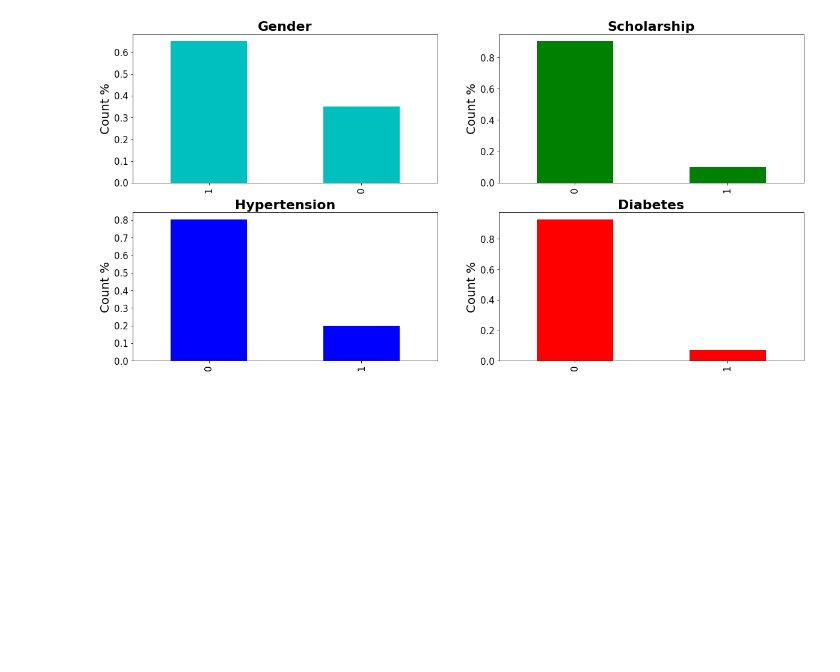
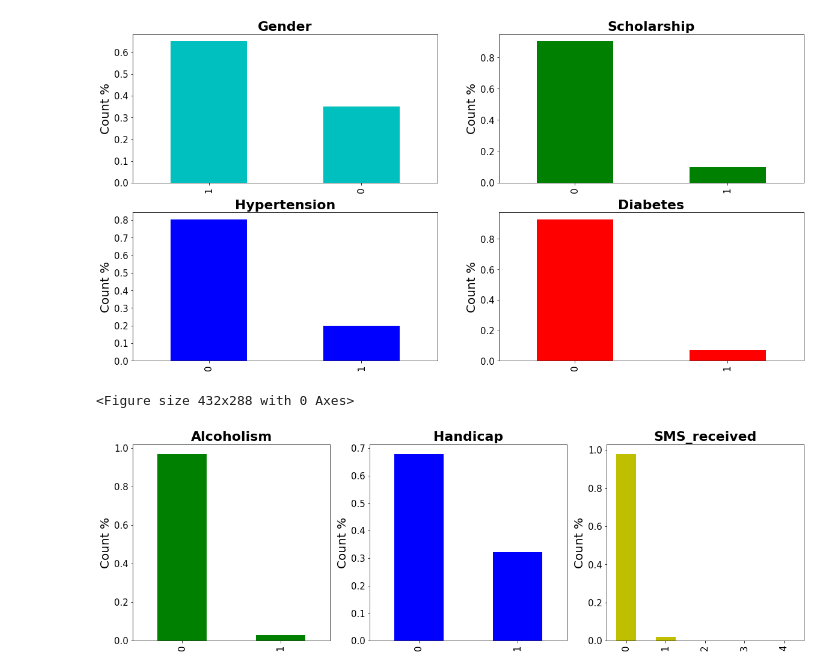
Before and after one commit to britnijgrimm/group2-project, a Jupyter notebook: Sql_datapre_plots.ipynb, the cells around one changed output. Cells and saved outputs as stored; diff of their text form; code cells hidden in the pictures; blank space fills up the shorter version.

Commit message:
Plots

```diff
--- a/Sql_datapre_plots.ipynb
+++ b/Sql_datapre_plots.ipynb
@@ -175,9 +175,6 @@ No-show             int64
 WeekDay             int64
 TimeDelta           int64
 dtype: object
-# %%
-# Drop the record of Age < 0.
-mans_df.drop(index=mans_df[mans_df['Age'] < 0].index[0], inplace=True)
 # %%
 Neighbourhood=mans_df.Neighbourhood.value_counts()
 Neighbourhood
@@ -242,3 +239,20 @@ plt.show()
 # %% [output]
 <Figure size 432x288 with 0 Axes>
 [figure]
+# %%
+plt.figure(1)
+plt.figure(figsize = (15,10))
+iter_cols = ['Alcoholism', 'Handicap', 'SMS_received']
+
+colour = ['g', 'b', 'y']
+i = 0
+for col in iter_cols:
+    plt.subplot(int(str(13)+str((iter_cols.index(col)+1))))
+    mans_df[col].value_counts(normalize=True).plot.bar(figsize=(20,6), fontsize = 15.0, color = colour[i])
+    plt.title(col, fontweight="bold", fontsize = 22.0)
+    plt.ylabel('Count %', fontsize = 20.0)
+    i = i +1
+plt.show()
+# %% [output]
+<Figure size 432x288 with 0 Axes>
+[figure, added]
```
